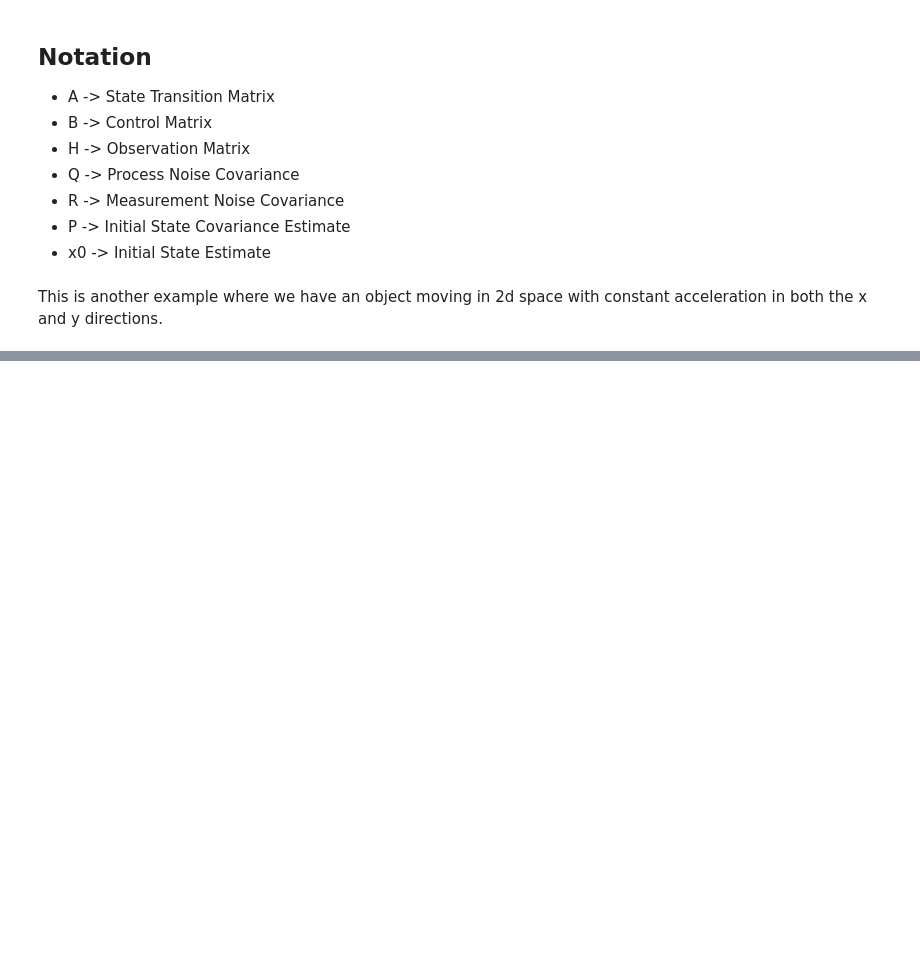
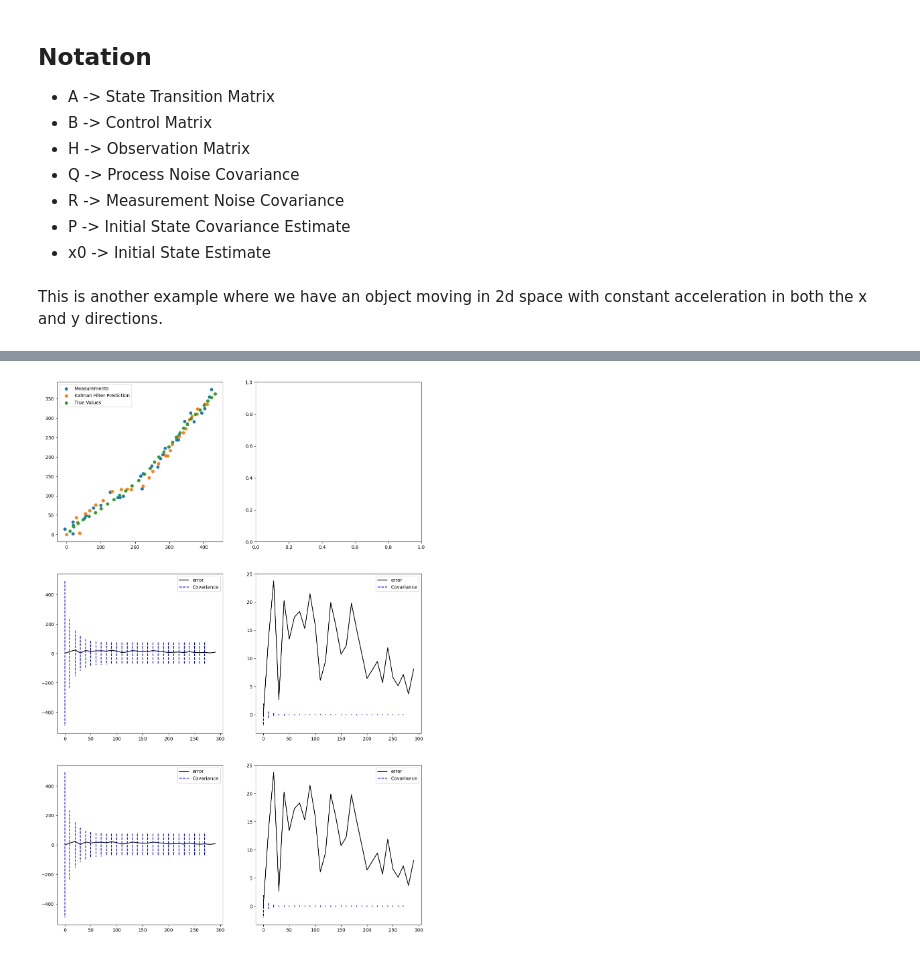
Before and after one commit to RIPS-2024-Aerospace/Aerospace-Project, a Jupyter notebook: KalmanFilter.ipynb, the cells around one changed output, grey strips where cells are left out. Saved outputs shown, nothing was run; the diff lists cells and outputs as text; code cells hidden in the pictures; blank space fills up the shorter version.

```diff
--- a/KalmanFilter.ipynb
+++ b/KalmanFilter.ipynb
@@ -148,0 +166,65 @@ interactive(children=(FloatSlider(value=0.2, description='Measure Var', max=1.0,
+# %%
+dt = 10
+q = 0.0025
+n = 30
+
+A = np.array([[1, dt, 0, 0], [0, 1, 0, 0],[0,0,1,dt], [0, 0, 0, 1]])
+H = np.array([[1, 0, 0, 0],[0,0,1,0]])
+
+B = np.array([[1,0,0,0],[0,1,0,0],[0,0,1,0],[0,0,0,1]])
+u = np.array([[0,0,0,0]]).T
+
+Q = q*np.array([[(dt**3)/3, (dt**2)/2, 0, 0], [(dt**2)/2, dt, 0, 0],[0,0,(dt**3)/3,(dt**2)/2], [0, 0, (dt**2)/2, dt]])
+R = np.array([[100,0],[0,100]])
+
+#True Initial
+x0 = np.array([[0,1,0,1]]).T
+
+#Initial Estimate
+x = np.array([[0,0,0,0]]).T
+P = 100*np.eye(4)
+kf = KalmanFilter(A = A, B=B,H = H, Q = Q, R = R,P=P,x0=x)
+
+
+procc_noise = lambda : np.linalg.cholesky(Q) @ np.random.normal(np.array([[0,0,0,0]]).T)
+measure_noise = lambda : np.linalg.cholesky(R) @ np.random.normal(np.array([[0,0]]).T)
+
+
+truth = [(A@x0)+procc_noise()]
+measurements = [(H @ x0)+measure_noise()]
+
+for i in range(n):
+    measurements.append(np.dot(H,truth[-1])+measure_noise())
+    truth.append(A@truth[-1]+procc_noise())
+
+predictions = []
+errors = np.zeros((n,4,1))
+P_hist = np.zeros((n,4,4))
+
+for i in range(1,n):
+    x = H @ kf.predict()
+    predictions.append(x)
+    errors[i]=(np.linalg.norm((kf.x-truth[i-1]),axis=0))
+    P_hist[i]=(kf.P)
+    K = kf.update(measurements[i])
+
+fig,axs = plt.subplots(3,2, figsize=(14, 21))
+axs[0][0].scatter([x[0][0] for x in measurements],[x[1][0] for x in measurements], label = 'Measurements')
+axs[0][0].scatter([x[0][0] for x in predictions],[x[1][0] for x in predictions], label = 'Kalman Filter Prediction')
+axs[0][0].scatter([(H@x)[0][0] for x in truth],[(H@x)[1][0] for x in truth], label = 'True Values')
+axs[0][0].legend()
+
+
+t_hist = np.arange(0, 10*n, 10)
+
+for k in range(4):
+    axs[k//2+1][k%2].plot(t_hist, errors[:, k], 'k')
+    axs[k//2+1][k%2].plot(np.vstack([t_hist[:28], t_hist[:28]]), np.vstack([P_hist[2:, k, k], -P_hist[2:, k, k]]), 'b--')
+
+    axs[k//2+1][k%2].legend(["error","Covariance"])
+    # axs[1].ylabel('$\mathrm{x}_{\mathrm{pos}}$ error')
+
+# axs[1].xlabel('time [sec]')
+plt.show()
+# %% [output]
+[figure, added]
```
Also changed, not shown: parts of 3 cells of this notebook.
